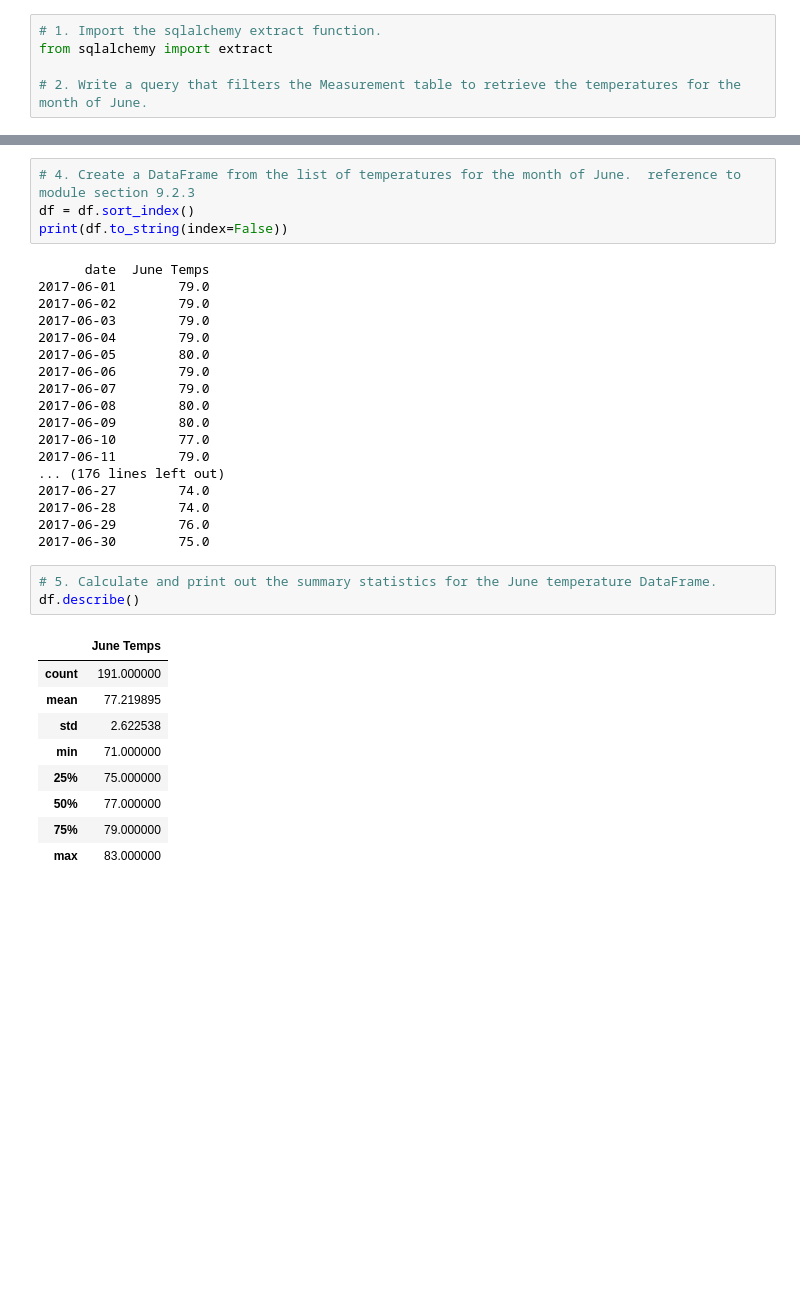
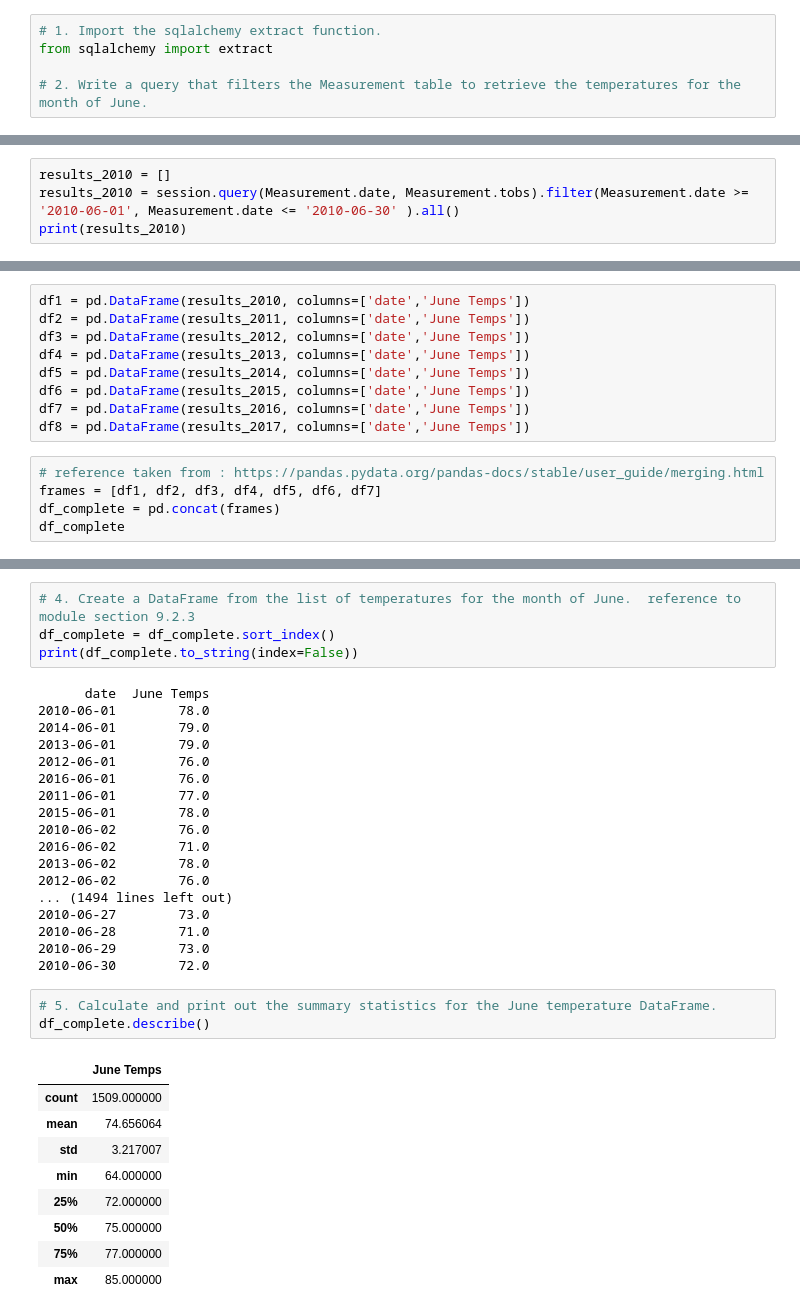
Before and after one commit to Zohairk4help/surfs_up, a Jupyter notebook: SurfsUp_Challenge_deliv1.ipynb, the cells around one changed output, grey strips where cells are left out. Cells and saved outputs as stored; diff of their text form; blank space fills up the shorter version.

```diff
--- a/SurfsUp_Challenge_deliv1.ipynb
+++ b/SurfsUp_Challenge_deliv1.ipynb
@@ -68,0 +88,4 @@ df
+# %%
+results_2010 = []
+results_2010 = session.query(Measurement.date, Measurement.tobs).filter(Measurement.date >= '2010-06-01', Measurement.date <= '2010-06-30' ).all()
+print(results_2010)
@@ -68,0 +94,14 @@ df
+# %%
+df1 = pd.DataFrame(results_2010, columns=['date','June Temps'])
+df2 = pd.DataFrame(results_2011, columns=['date','June Temps'])
+df3 = pd.DataFrame(results_2012, columns=['date','June Temps'])
+df4 = pd.DataFrame(results_2013, columns=['date','June Temps'])
+df5 = pd.DataFrame(results_2014, columns=['date','June Temps'])
+df6 = pd.DataFrame(results_2015, columns=['date','June Temps'])
+df7 = pd.DataFrame(results_2016, columns=['date','June Temps'])
+df8 = pd.DataFrame(results_2017, columns=['date','June Temps'])
+# %%
+# reference taken from : https://pandas.pydata.org/pandas-docs/stable/user_guide/merging.html
+frames = [df1, df2, df3, df4, df5, df6, df7]
+df_complete = pd.concat(frames)
+df_complete
@@ -69,35 +122,35 @@ df
 # %%
 # 4. Create a DataFrame from the list of temperatures for the month of June.  reference to module section 9.2.3
-df = df.sort_index()
-print(df.to_string(index=False))
+df_complete = df_complete.sort_index()
+print(df_complete.to_string(index=False))
 # %% [output]
       date  June Temps
-2017-06-01        79.0
-2017-06-02        79.0
-2017-06-03        79.0
-2017-06-04        79.0
-2017-06-05        80.0
-2017-06-06        79.0
-2017-06-07        79.0
-2017-06-08        80.0
-2017-06-09        80.0
-2017-06-10        77.0
-2017-06-11        79.0
-... (176 lines left out)
-2017-06-27        74.0
-2017-06-28        74.0
-2017-06-29        76.0
-2017-06-30        75.0
+2010-06-01        78.0
+2014-06-01        79.0
+2013-06-01        79.0
+2012-06-01        76.0
+2016-06-01        76.0
+2011-06-01        77.0
+2015-06-01        78.0
+2010-06-02        76.0
+2016-06-02        71.0
+2013-06-02        78.0
+2012-06-02        76.0
+... (1494 lines left out)
+2010-06-27        73.0
+2010-06-28        71.0
+2010-06-29        73.0
+2010-06-30        72.0
 # %%
 # 5. Calculate and print out the summary statistics for the June temperature DataFrame.
-df.describe()
+df_complete.describe()
 # %% [output]
 |  | June Temps |
-| count | 191.000000 |
-| mean | 77.219895 |
-| std | 2.622538 |
-| min | 71.000000 |
-| 25% | 75.000000 |
-| 50% | 77.000000 |
-| 75% | 79.000000 |
-| max | 83.000000 |
+| count | 1509.000000 |
+| mean | 74.656064 |
+| std | 3.217007 |
+| min | 64.000000 |
+| 25% | 72.000000 |
+| 50% | 75.000000 |
+| 75% | 77.000000 |
+| max | 85.000000 |
```
Also changed, not shown: parts of 10 cells of this notebook, 2 other files.
